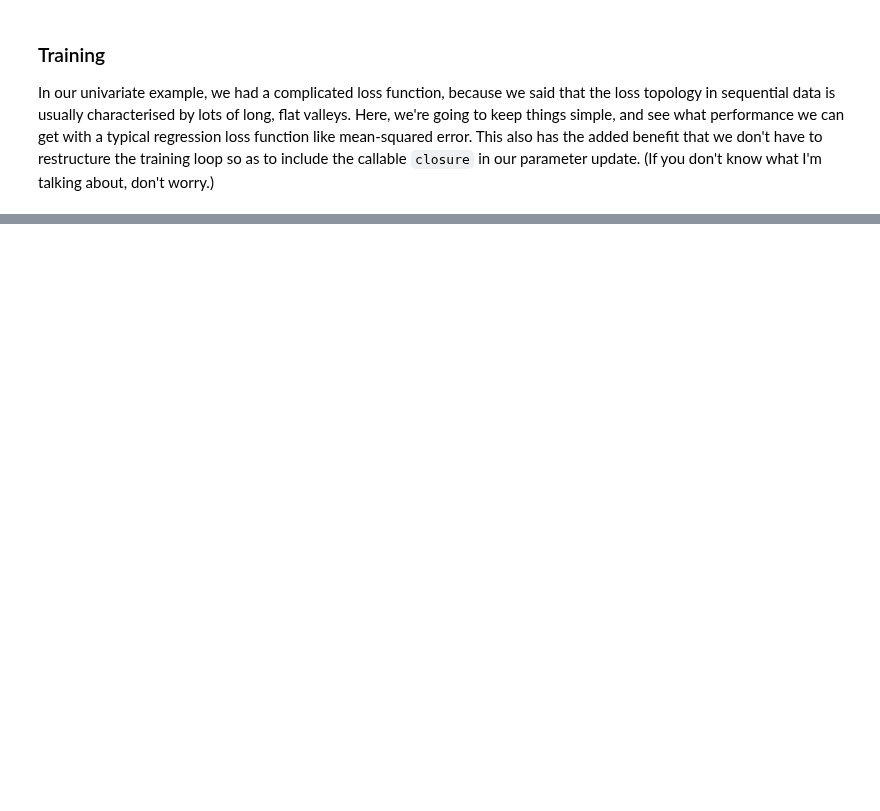
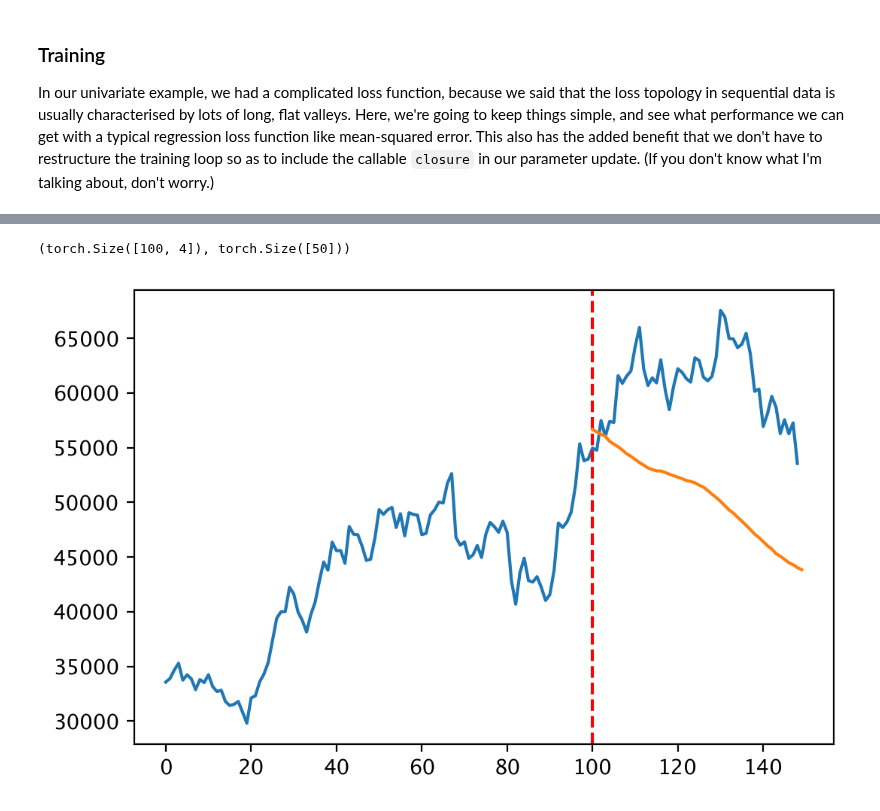
Before and after one commit to charlieoneill11/charlieoneill, a Jupyter notebook: _notebooks/2022-01-14-lstm2.ipynb, the cells around one changed output, grey strips where cells are left out. Cells and saved outputs as stored; diff of their text form; code cells hidden in the pictures; blank space fills up the shorter version.

```diff
--- a/_notebooks/2022-01-14-lstm2.ipynb
+++ b/_notebooks/2022-01-14-lstm2.ipynb
@@ -281,0 +453,21 @@ Here's the amazing part, which took me a while to process. This whole curve is g
+# %%
+X_test_tensors_final[-1].shape, y_test_tensors[-1].shape
+# %% [output]
+(torch.Size([100, 4]), torch.Size([50]))
+# %%
+test_predict = lstm(X_test_tensors_final[-1].unsqueeze(0))
+test_predict = test_predict.detach().numpy()
+test_predict = mm.inverse_transform(test_predict)
+test_predict = test_predict[0].tolist()
+
+test_target = y_test_tensors[-1].detach().numpy()
+test_target = mm.inverse_transform(test_target.reshape(1, -1))
+test_target = test_target[0].tolist()
+# %%
+plt.plot(true[-149:])
+plt.axvline(x=100, c='r', linestyle='--')
+t = [x for x in range(100, 150)]
+plt.plot(t, test_predict)
+plt.show();
+# %% [output]
+[figure, added]
```
Also changed, not shown: parts of 56 cells of this notebook.
